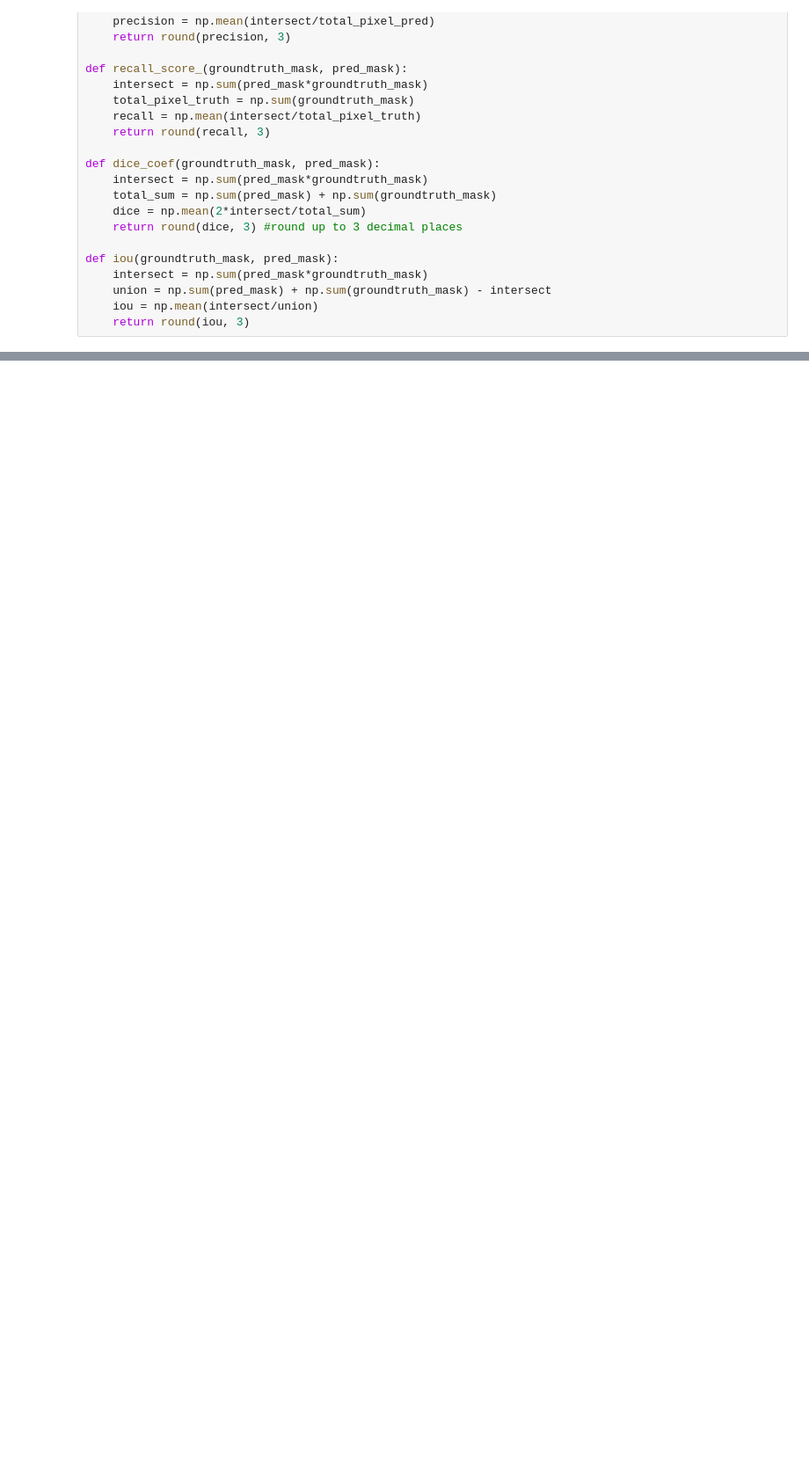
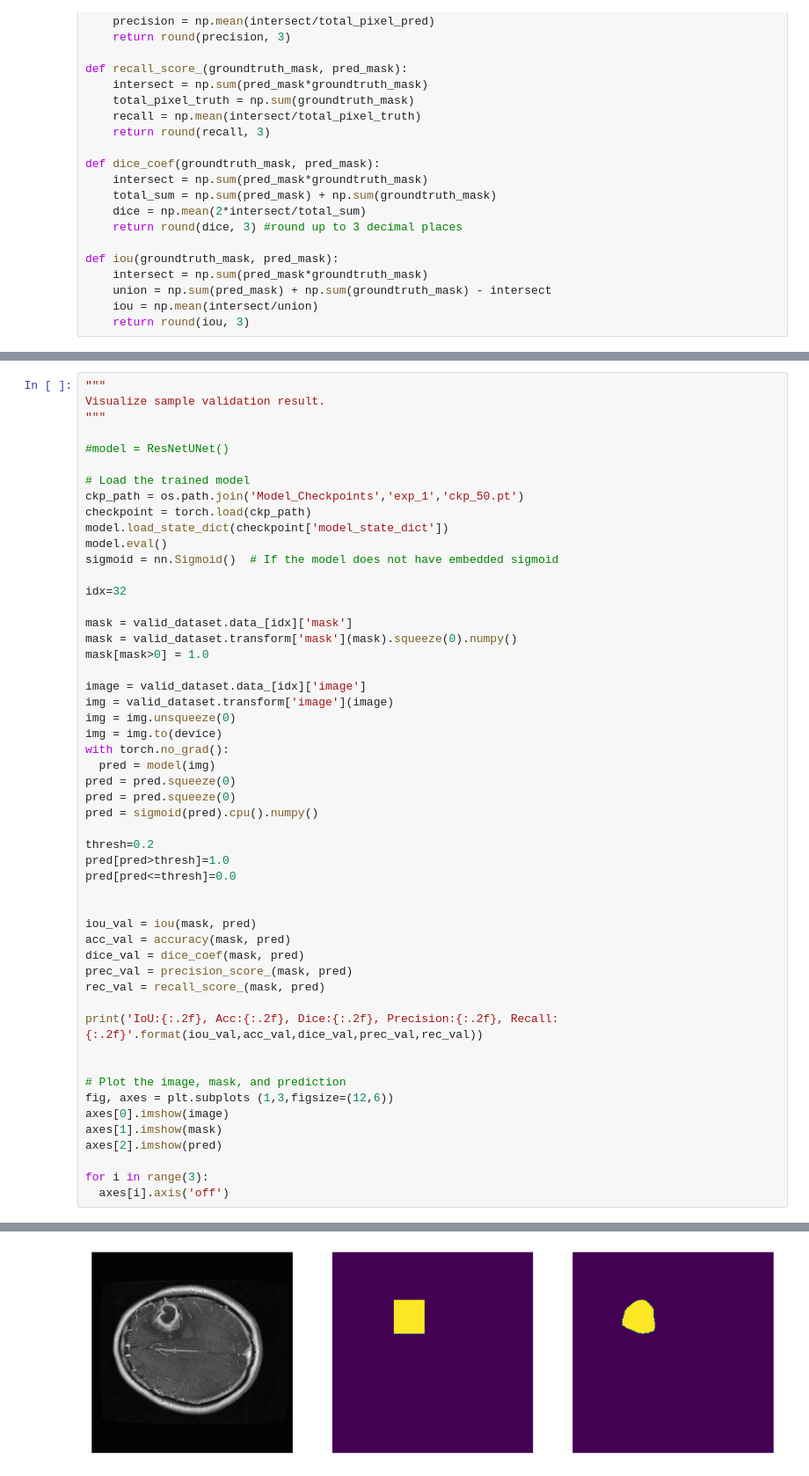
Before and after one commit to 87tana/SemanticSegmentation-in-Medical-Imaging, a Jupyter notebook: Tumor_Semantic_Segmentation.ipynb, the cells around one changed output, grey strips where cells are left out. Shown at 88% size. Drawn from its saved outputs; the diff is of its cells as text; blank space fills up the shorter version.

```diff
--- a/Tumor_Semantic_Segmentation.ipynb
+++ b/Tumor_Semantic_Segmentation.ipynb
@@ -585,0 +630,53 @@ iou(sample_val_result[1]['mask'].permute(1, 2, 0).cpu().numpy(), sample_val_resu
+# %%
+"""
+Visualize sample validation result.
+"""
+
+#model = ResNetUNet()
+
+# Load the trained model
+ckp_path = os.path.join('Model_Checkpoints','exp_1','ckp_50.pt')
+checkpoint = torch.load(ckp_path)
+model.load_state_dict(checkpoint['model_state_dict'])
+model.eval()
+sigmoid = nn.Sigmoid()  # If the model does not have embedded sigmoid
+
+idx=32
+
+mask = valid_dataset.data_[idx]['mask']
+mask = valid_dataset.transform['mask'](mask).squeeze(0).numpy()
+mask[mask>0] = 1.0
+
+image = valid_dataset.data_[idx]['image']
+img = valid_dataset.transform['image'](image)
+img = img.unsqueeze(0)
+img = img.to(device)
+with torch.no_grad():
+  pred = model(img)
+pred = pred.squeeze(0)
+pred = pred.squeeze(0)
+pred = sigmoid(pred).cpu().numpy()
+
+thresh=0.2
+pred[pred>thresh]=1.0
+pred[pred<=thresh]=0.0
+
+
+iou_val = iou(mask, pred)
+acc_val = accuracy(mask, pred)
+dice_val = dice_coef(mask, pred)
+prec_val = precision_score_(mask, pred)
+rec_val = recall_score_(mask, pred)
+
+print('IoU:{:.2f}, Acc:{:.2f}, Dice:{:.2f}, Precision:{:.2f}, Recall:{:.2f}'.format(iou_val,acc_val,dice_val,prec_val,rec_val))
+
+
+# Plot the image, mask, and prediction
+fig, axes = plt.subplots (1,3,figsize=(12,6))
+axes[0].imshow(image)
+axes[1].imshow(mask)
+axes[2].imshow(pred)
+
+for i in range(3):
+  axes[i].axis('off')
+# %% [output]
@@ -585,0 +684 @@ iou(sample_val_result[1]['mask'].permute(1, 2, 0).cpu().numpy(), sample_val_resu
+[figure, added]
```
Also changed, not shown: parts of 26 cells of this notebook.
